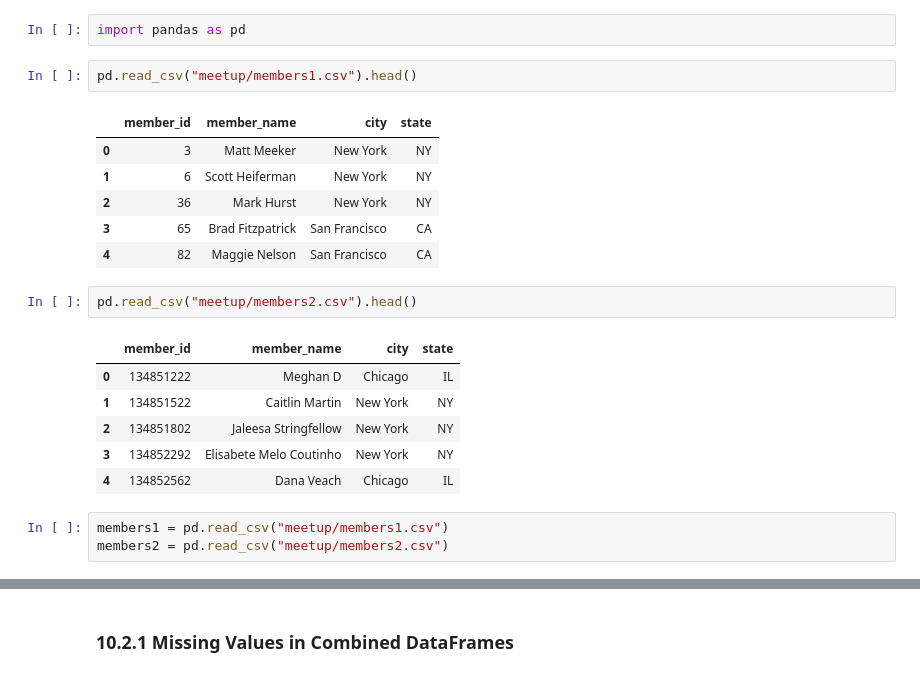
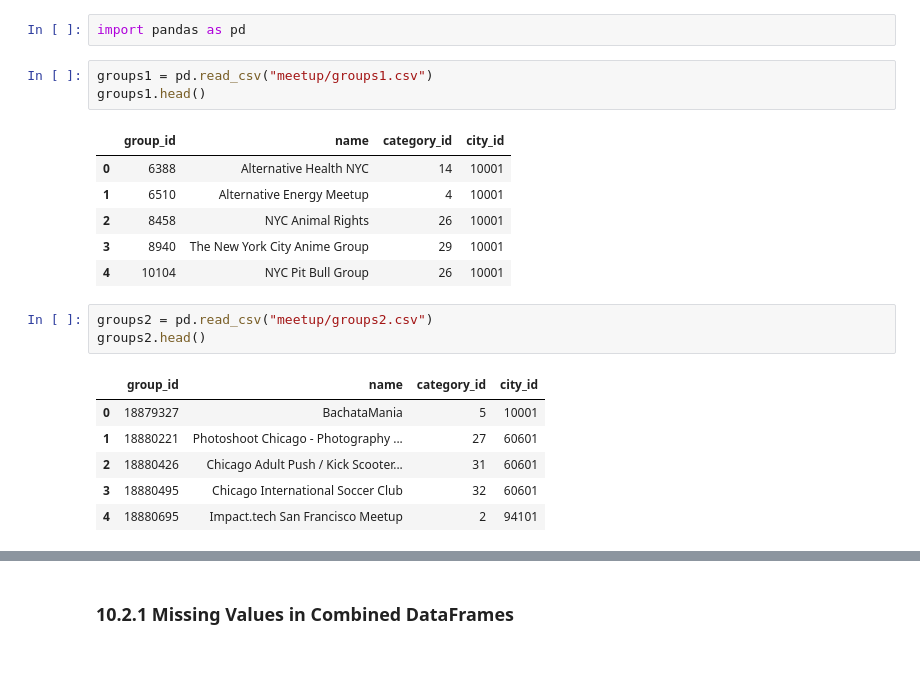
Before and after one commit to paskhaver/pandas-in-action, a Jupyter notebook: chapter_10_merging_joining_and_concatenating/chapter_10_merging_joining_and_concatenating.ipynb, the cells around one changed output, grey strips where cells are left out. Cells and saved outputs as stored; diff of their text form.

```diff
--- a/chapter_10_merging_joining_and_concatenating/chapter_10_merging_joining_and_concatenating.ipynb
+++ b/chapter_10_merging_joining_and_concatenating/chapter_10_merging_joining_and_concatenating.ipynb
@@ -3,26 +3,25 @@
 # %%
 import pandas as pd
 # %%
-pd.read_csv("meetup/members1.csv").head()
+groups1 = pd.read_csv("meetup/groups1.csv")
+groups1.head()
 # %% [output]
-|  | member_id | member_name | city | state |
-| 0 | 3 | Matt Meeker | New York | NY |
-| 1 | 6 | Scott Heiferman | New York | NY |
-| 2 | 36 | Mark Hurst | New York | NY |
-| 3 | 65 | Brad Fitzpatrick | San Francisco | CA |
-| 4 | 82 | Maggie Nelson | San Francisco | CA |
+|  | group_id | name | category_id | city_id |
+| 0 | 6388 | Alternative Health NYC | 14 | 10001 |
+| 1 | 6510 | Alternative Energy Meetup | 4 | 10001 |
+| 2 | 8458 | NYC Animal Rights | 26 | 10001 |
+| 3 | 8940 | The New York City Anime Group | 29 | 10001 |
+| 4 | 10104 | NYC Pit Bull Group | 26 | 10001 |
 # %%
-pd.read_csv("meetup/members2.csv").head()
+groups2 = pd.read_csv("meetup/groups2.csv")
+groups2.head()
 # %% [output]
-|  | member_id | member_name | city | state |
-| 0 | 134851222 | Meghan D | Chicago | IL |
-| 1 | 134851522 | Caitlin Martin | New York | NY |
-| 2 | 134851802 | Jaleesa Stringfellow | New York | NY |
-| 3 | 134852292 | Elisabete Melo Coutinho | New York | NY |
-| 4 | 134852562 | Dana Veach | Chicago | IL |
+|  | group_id | name | category_id | city_id |
+| 0 | 18879327 | BachataMania | 5 | 10001 |
+| 1 | 18880221 | Photoshoot Chicago - Photography ... | 27 | 60601 |
+| 2 | 18880426 | Chicago Adult Push / Kick Scooter... | 31 | 60601 |
+| 3 | 18880495 | Chicago International Soccer Club | 32 | 60601 |
+| 4 | 18880695 | Impact.tech San Francisco Meetup | 2 | 94101 |
-# %%
-members1 = pd.read_csv("meetup/members1.csv")
-members2 = pd.read_csv("meetup/members2.csv")
 # %%
 categories = pd.read_csv("meetup/categories.csv")
 categories.head()
```
Also changed, not shown: parts of 79 cells of this notebook, 9 other files.
